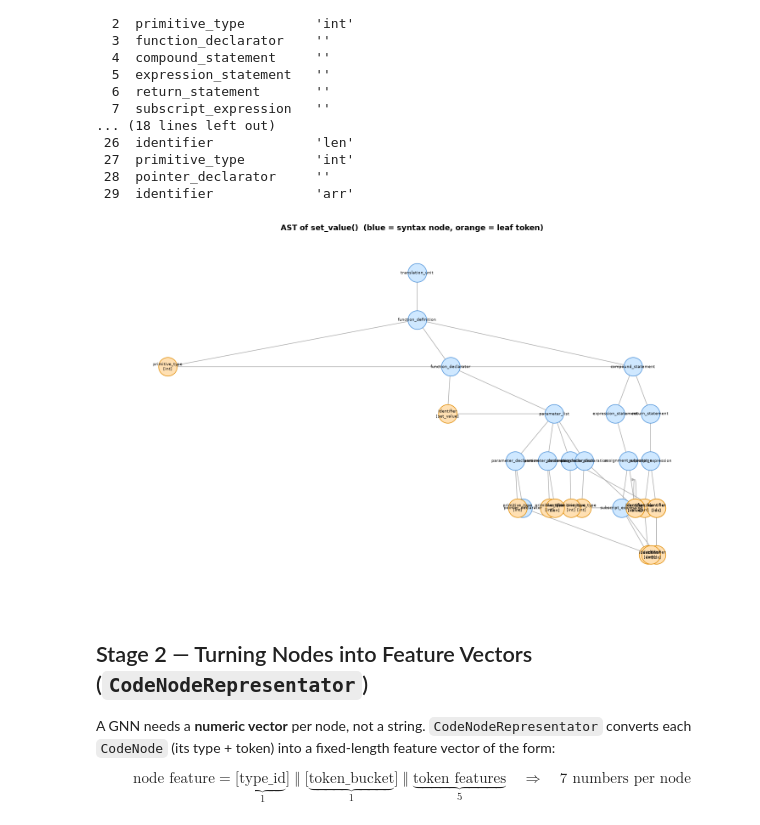
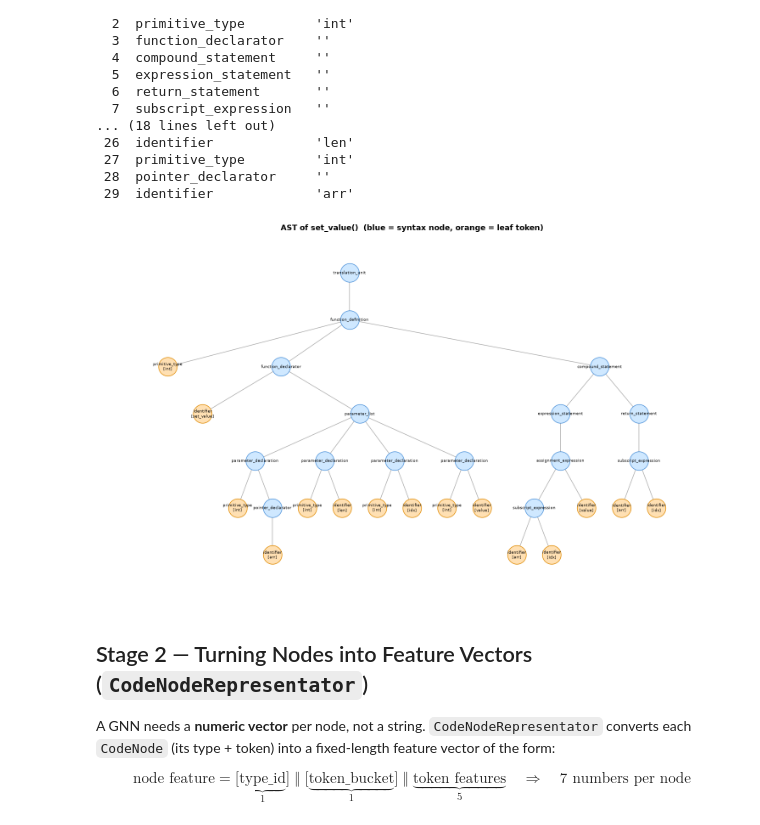
Before and after one commit to ba1chev/Vuln47, a Jupyter notebook: notebooks/02_data_preprocess.ipynb, the cells around one changed output. Cells and saved outputs as stored; diff of their text form; code cells hidden in the pictures.

Commit message:
Fixed the preprocessing notebook's AST plot to lay out nodes from child edges only

```diff
--- a/notebooks/02_data_preprocess.ipynb
+++ b/notebooks/02_data_preprocess.ipynb
@@ -77,20 +77,38 @@ idx  node_type              token
  28  pointer_declarator     ''
  29  identifier             'arr'
 # %%
+from source.preprocessing.data_preprocessing.data_representation.data_graph_representation.code_graph_config import (
+    AST_CHILD,
+)
+
+
+def _ast_child_edges(graph):
+    return [
+        (p, c) for (p, c), t in zip(graph.edges, graph.edge_types) if t == AST_CHILD
+    ]
+
+
 def _tidy_tree_pos(graph):
-    """Non-overlapping tree positions: leaves spread evenly, parents centered over children."""
+    """Non-overlapping tree positions from the AST-child edges only.
+
+    The graph also carries next-sibling and use->def edges, which are not a tree; the
+    layout uses AST_CHILD edges alone so parents stay centered over their real children
+    instead of collapsing onto the same x-coordinate.
+    """
     g = nx.DiGraph()
     g.add_nodes_from(range(graph.num_nodes))
-    g.add_edges_from(graph.edges)
+    g.add_edges_from(_ast_child_edges(graph))
 
     depth = nx.single_source_shortest_path_length(g, 0)
     children = {n: sorted(g.successors(n)) for n in g.nodes}
 
     x = {}
     counter = [0]
+    placed = set()
 
     def assign(node):
-        kids = children[node]
+        placed.add(node)
+        kids = [k for k in children[node] if k not in placed]
         if not kids:
             x[node] = counter[0]
             counter[0] += 1
@@ -100,37 +118,41 @@ def _tidy_tree_pos(graph):
             x[node] = sum(x[k] for k in kids) / len(kids)
 
     assign(0)
-    return {n: (x[n], -depth[n]) for n in g.nodes}
+    for n in g.nodes:
+        if n not in x:
+            x[n] = counter[0]
+            counter[0] += 1
+    return {n: (x[n], -depth.get(n, 0)) for n in g.nodes}
 
 
 def draw_code_graph(graph, title, figsize=(15, 9)):
     g = nx.DiGraph()
     for i, ntype in enumerate(graph.node_types):
         tok = graph.node_tokens[i]
         g.add_node(i, label=f"{ntype}\n[{tok}]" if tok else ntype)
-    g.add_edges_from(graph.edges)
+    g.add_edges_from(_ast_child_edges(graph))
 
     pos = _tidy_tree_pos(graph)
 
     leaf = [n for n in g.nodes if graph.node_tokens[n]]
     inner = [n for n in g.nodes if not graph.node_tokens[n]]
 
     plt.figure(figsize=figsize)
     nx.draw_networkx_edges(g, pos, arrows=True, arrowsize=10, edge_color="#aaa")
     nx.draw_networkx_nodes(g, pos, nodelist=inner, node_color="#cfe8ff",
         edgecolors="#4a90d9", node_size=1000)
     nx.draw_networkx_nodes(g, pos, nodelist=leaf, node_color="#ffe0b3",
         edgecolors="#e08a00", node_size=1000)
     nx.draw_networkx_labels(g, pos, nx.get_node_attributes(g, "label"), font_size=6.5)
     plt.title(title, fontsize=13, fontweight="bold")
     plt.margins(0.08)
     plt.axis("off")
     plt.tight_layout()
     plt.show()
 
 draw_code_graph(graph, "AST of set_value()  (blue = syntax node, orange = leaf token)")
 # %% [output]
-[figure, old version]
+[figure, new version]
 # %% [markdown]
 ## Stage 2 — Turning Nodes into Feature Vectors (`CodeNodeRepresentator`)
 
```
